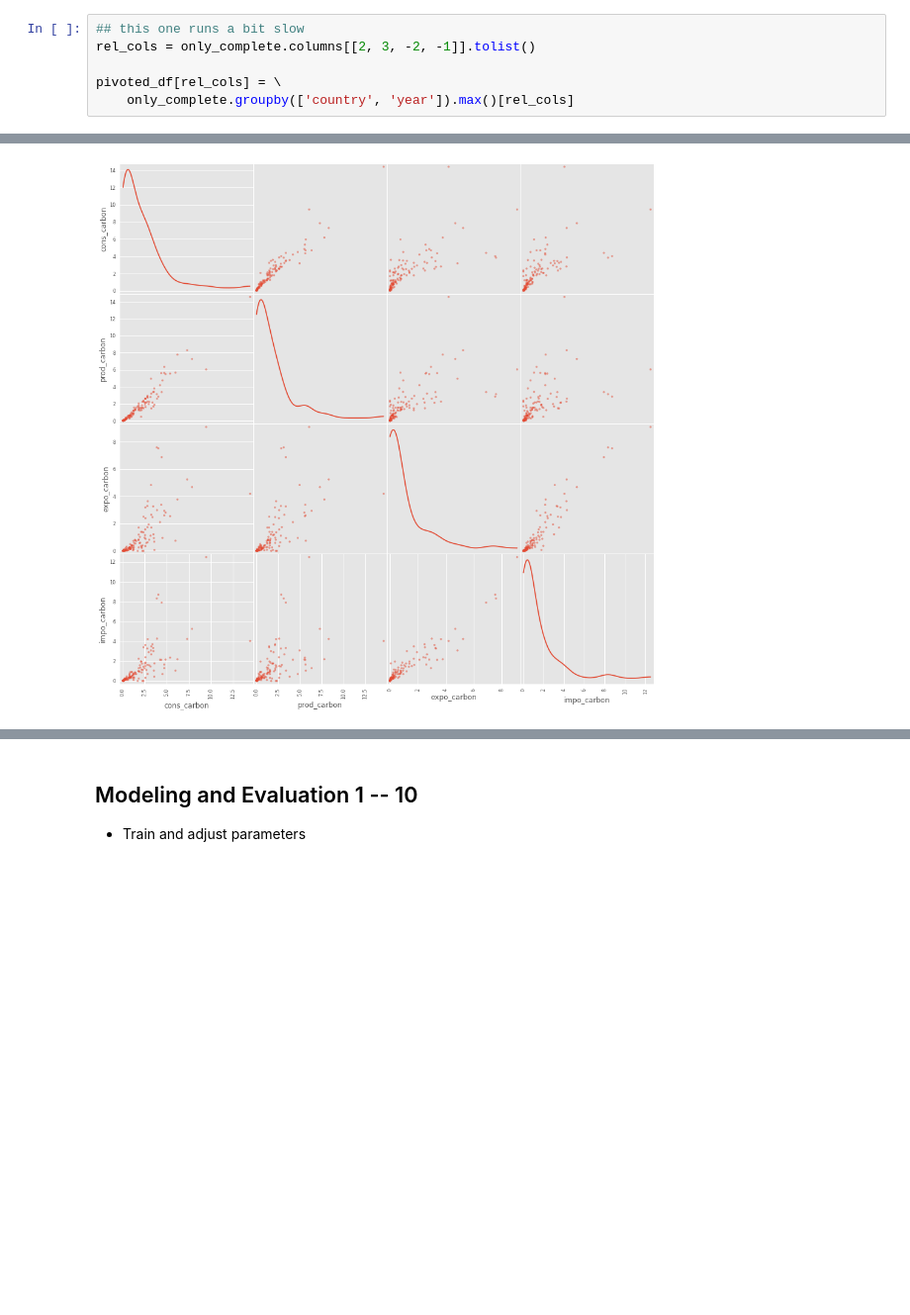
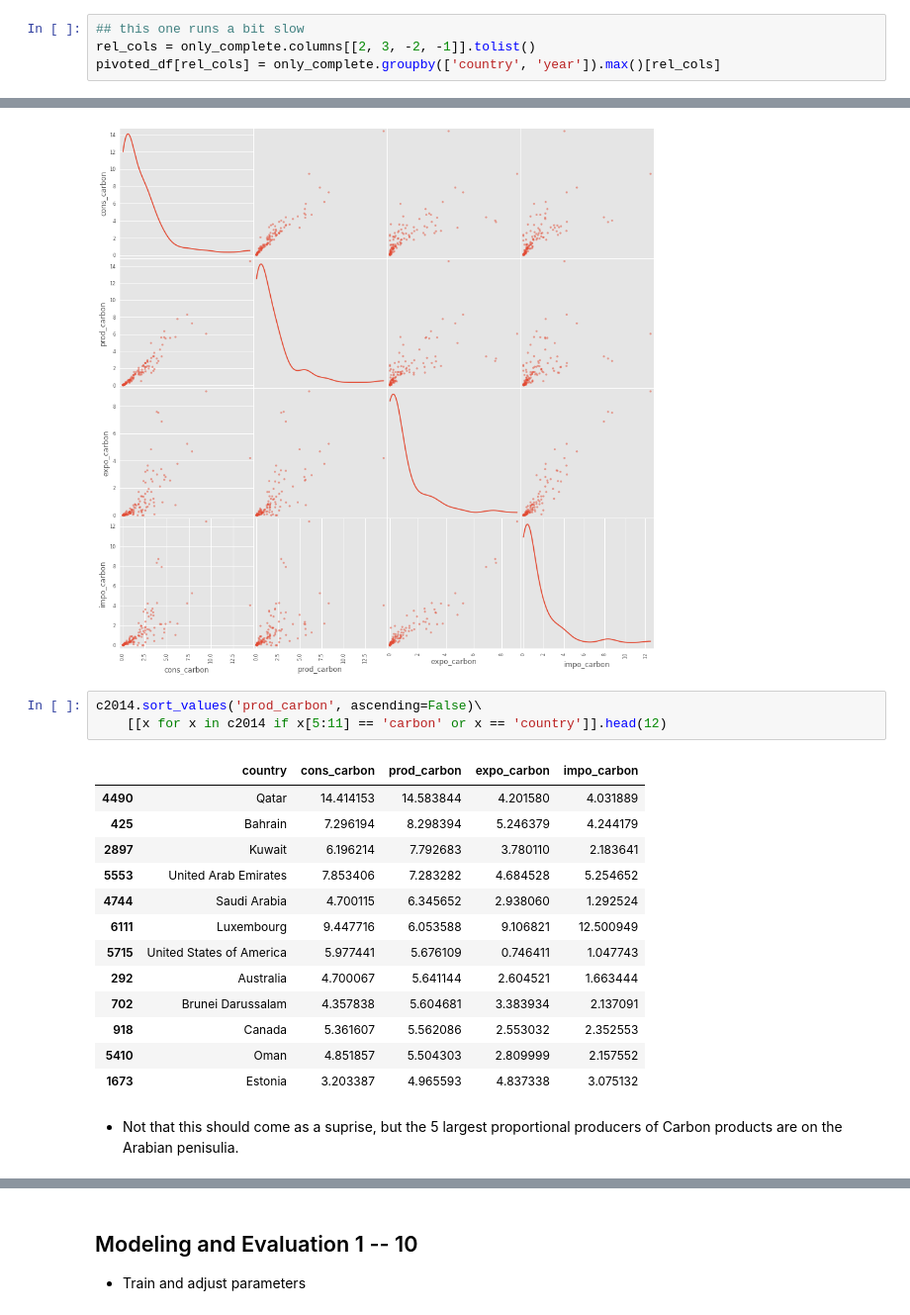
Before and after one commit to tdeason416/DS7331_grp3, a Jupyter notebook: Draft_3.ipynb, the cells around one changed output, grey strips where cells are left out. Shown: that part at 99% size. Cells and saved outputs as stored; diff of their text form; blank space fills up the shorter version.

```diff
--- a/Draft_3.ipynb
+++ b/Draft_3.ipynb
@@ -212,8 +220,6 @@ pivoted_df = pd.concat(out_lst, axis=1)
 # %%
 ## this one runs a bit slow
 rel_cols = only_complete.columns[[2, 3, -2, -1]].tolist()
-
-pivoted_df[rel_cols] = \
-    only_complete.groupby(['country', 'year']).max()[rel_cols]
+pivoted_df[rel_cols] = only_complete.groupby(['country', 'year']).max()[rel_cols]
 # %%
 full_df = pivoted_df.reset_index()
@@ -298,3 +321,22 @@ pd.plotting.scatter_matrix(
     figsize=(16,16));
 # %% [output]
 [figure]
+# %%
+c2014.sort_values('prod_carbon', ascending=False)\
+    [[x for x in c2014 if x[5:11] == 'carbon' or x == 'country']].head(12)
+# %% [output]
+|  | country | cons_carbon | prod_carbon | expo_carbon | impo_carbon |
+| 4490 | Qatar | 14.414153 | 14.583844 | 4.201580 | 4.031889 |
+| 425 | Bahrain | 7.296194 | 8.298394 | 5.246379 | 4.244179 |
+| 2897 | Kuwait | 6.196214 | 7.792683 | 3.780110 | 2.183641 |
+| 5553 | United Arab Emirates | 7.853406 | 7.283282 | 4.684528 | 5.254652 |
+| 4744 | Saudi Arabia | 4.700115 | 6.345652 | 2.938060 | 1.292524 |
+| 6111 | Luxembourg | 9.447716 | 6.053588 | 9.106821 | 12.500949 |
+| 5715 | United States of America | 5.977441 | 5.676109 | 0.746411 | 1.047743 |
+| 292 | Australia | 4.700067 | 5.641144 | 2.604521 | 1.663444 |
+| 702 | Brunei Darussalam | 4.357838 | 5.604681 | 3.383934 | 2.137091 |
+| 918 | Canada | 5.361607 | 5.562086 | 2.553032 | 2.352553 |
+| 5410 | Oman | 4.851857 | 5.504303 | 2.809999 | 2.157552 |
+| 1673 | Estonia | 3.203387 | 4.965593 | 4.837338 | 3.075132 |
+# %% [markdown]
+* Not that this should come as a suprise, but the 5 largest proportional producers of Carbon products are on the Arabian penisulia.
```
Also changed, not shown: parts of 38 cells of this notebook.
